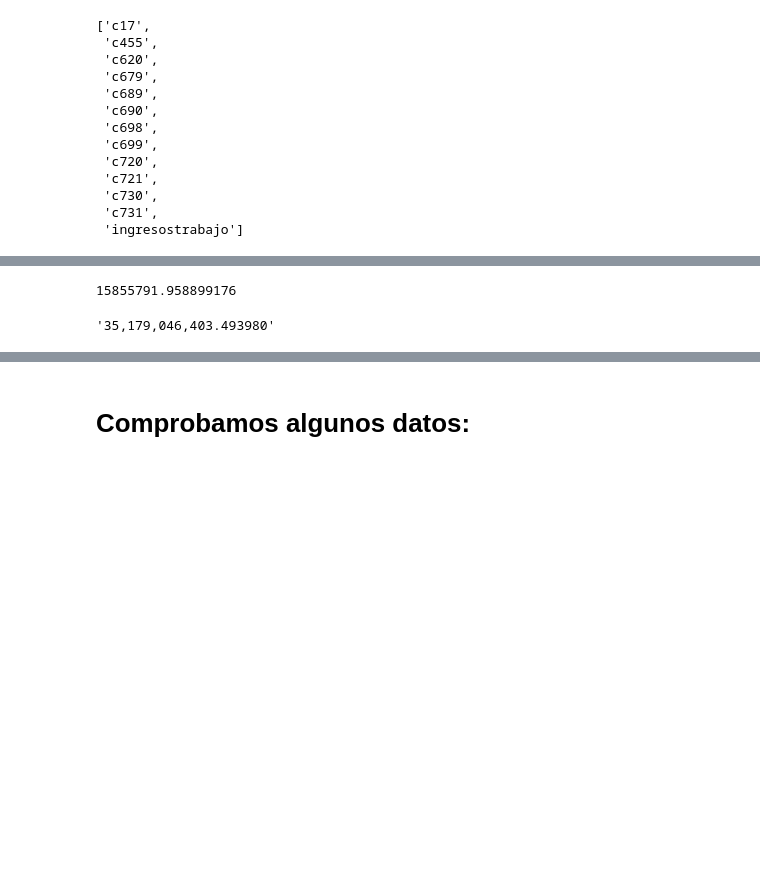
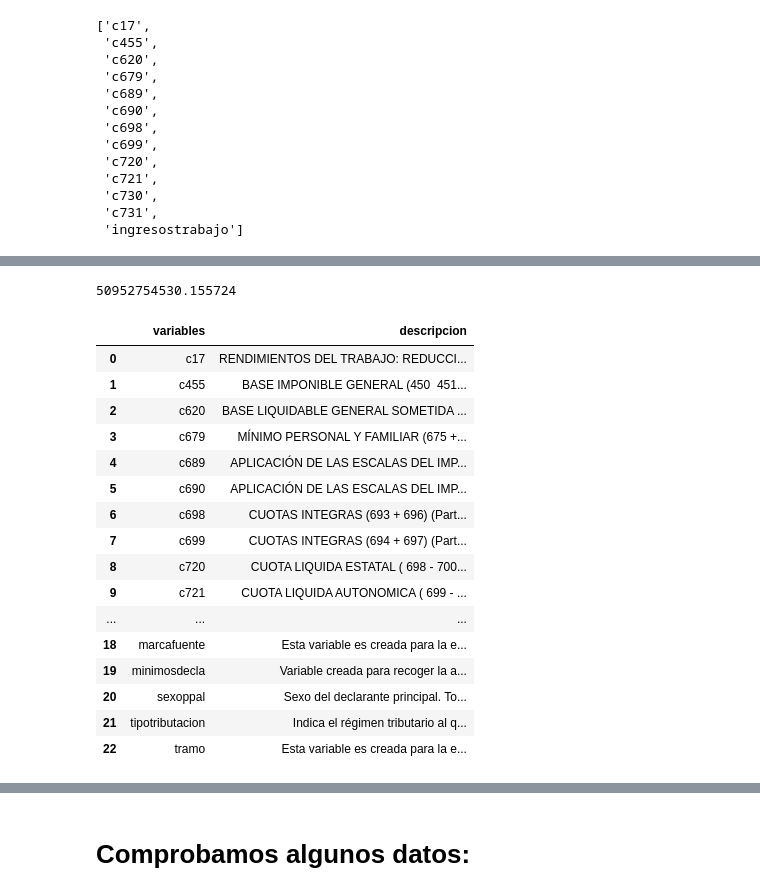
Before and after one commit to mmngreco/Fiscal, a Jupyter notebook: irpf_analisis.ipynb, the cells around one changed output, grey strips where cells are left out. Drawn from its saved outputs; the diff is of its cells as text; code cells hidden in the pictures; blank space fills up the shorter version.

```diff
--- a/irpf_analisis.ipynb
+++ b/irpf_analisis.ipynb
@@ -199,10 +176,27 @@ dwork.describe()
-# %%
-_134['c721'].loc['mean'] * _134['factor'].loc['mean']
-# %% [output]
-15855791.958899176
-# %%
-'{:,f}'.format(sum(dwork.c721 * dwork.factor)/100)
-# %% [output]
-'35,179,046,403.493980'
+# %%
+dpob.describe().T
+dpob.c17.sum()
+# %% [output]
+50952754530.155724
+# %%
+INFO
+# %% [output]
+|  | variables | descripcion |
+| 0 | c17 | RENDIMIENTOS DEL TRABAJO: REDUCCI... |
+| 1 | c455 | BASE IMPONIBLE GENERAL (450 ­ 451... |
+| 2 | c620 | BASE LIQUIDABLE GENERAL SOMETIDA ... |
+| 3 | c679 | MÍNIMO PERSONAL Y FAMILIAR (675 +... |
+| 4 | c689 | APLICACIÓN DE LAS ESCALAS DEL IMP... |
+| 5 | c690 | APLICACIÓN DE LAS ESCALAS DEL IMP... |
+| 6 | c698 | CUOTAS INTEGRAS (693 + 696) (Part... |
+| 7 | c699 | CUOTAS INTEGRAS (694 + 697) (Part... |
+| 8 | c720 | CUOTA LIQUIDA ESTATAL ( 698 - 700... |
+| 9 | c721 | CUOTA LIQUIDA AUTONOMICA ( 699 - ... |
+| ... | ... | ... |
+| 18 | marcafuente | Esta variable es creada para la e... |
+| 19 | minimosdecla | Variable creada para recoger la a... |
+| 20 | sexoppal | Sexo del declarante principal. To... |
+| 21 | tipotributacion | Indica el régimen tributario al q... |
+| 22 | tramo | Esta variable es creada para la e... |
 # %%
 dpob['ccaa'] = dpob.ccaa.map(str)
```
Also changed, not shown: parts of 23 cells of this notebook, 47 other files.
